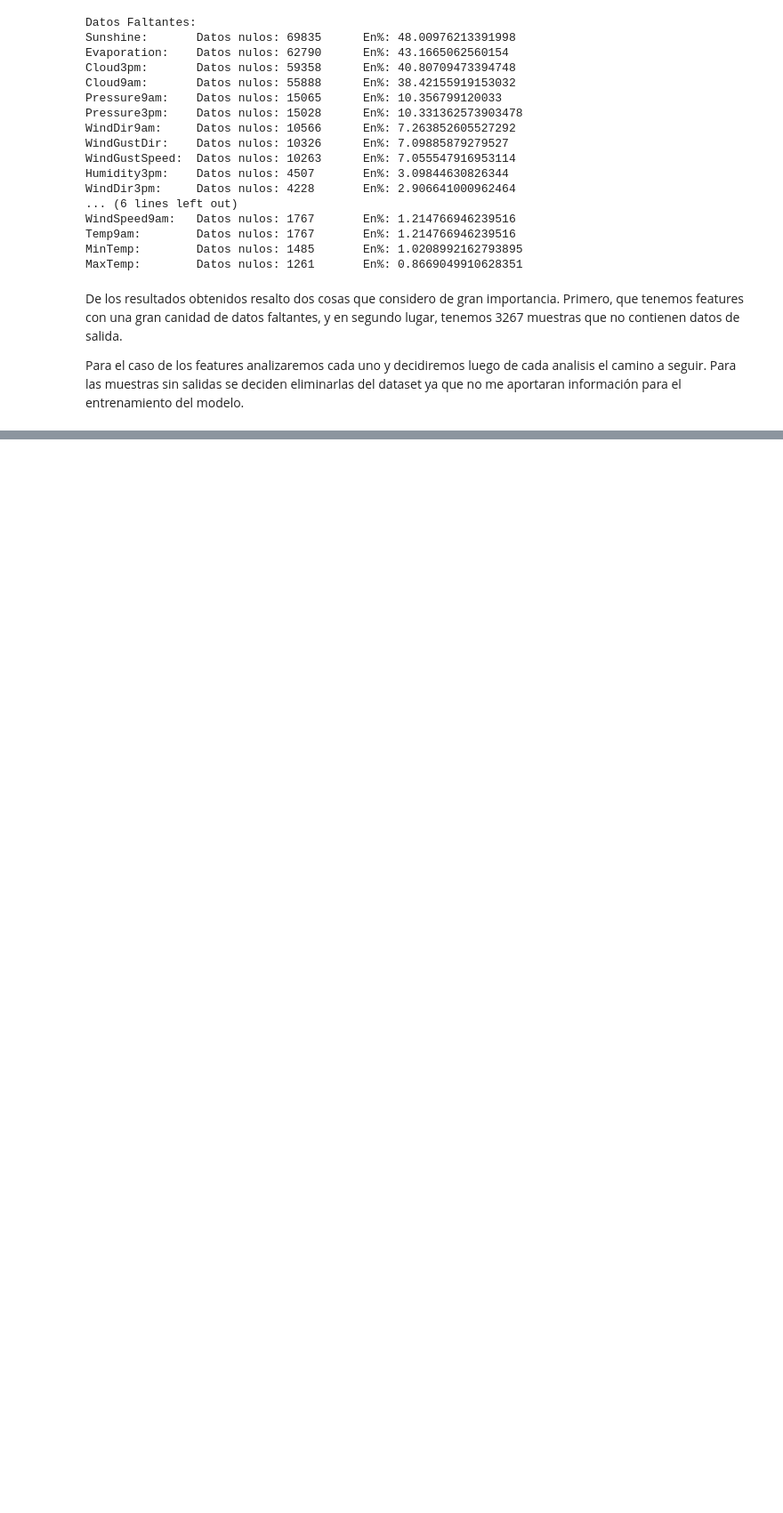
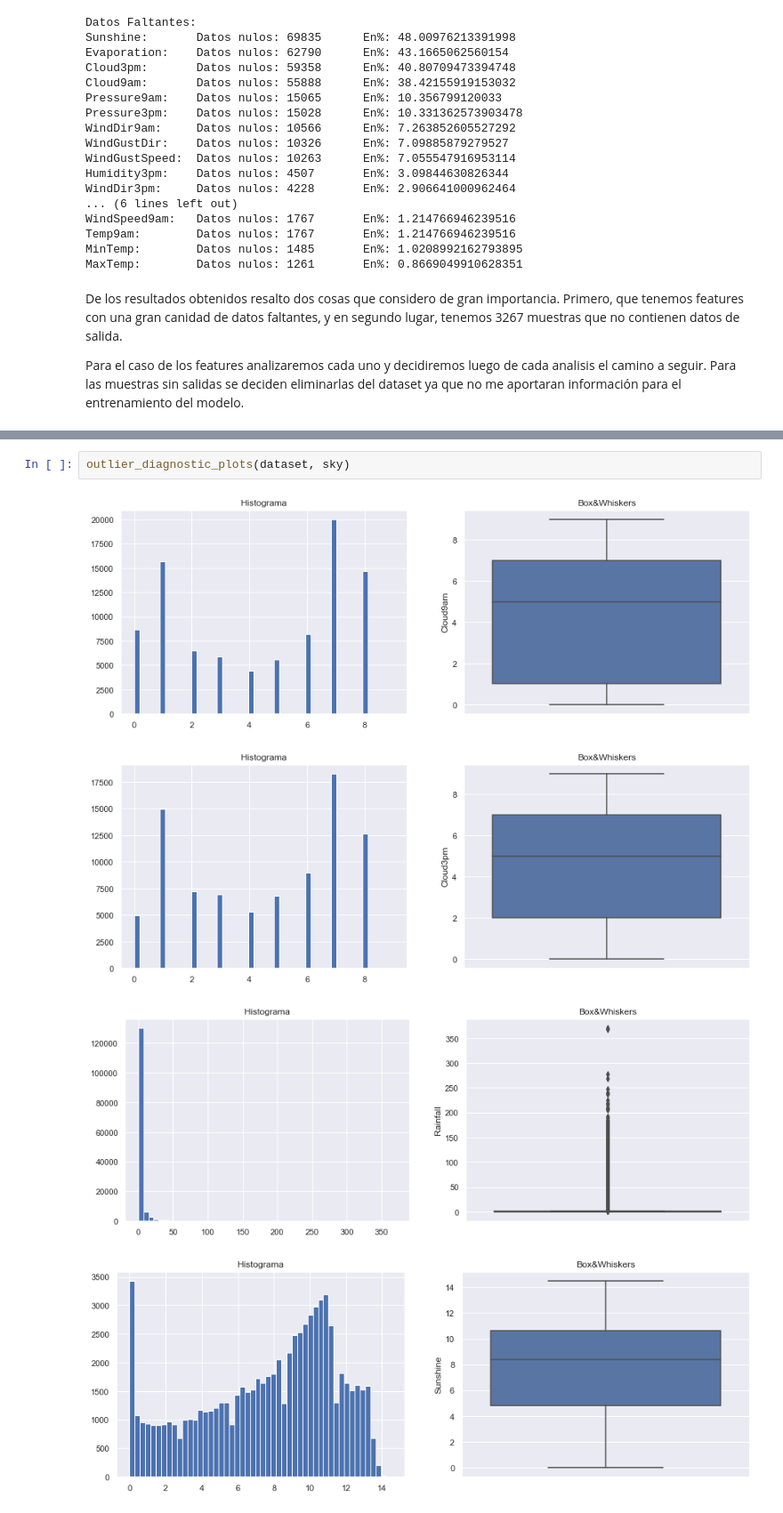
Before and after one commit to AguAcerbo/Carrera-de-Especializacion-en-IA, a Jupyter notebook: B2-Data_Analisis/Trabajo_Final/TP_Integrador_Análisis_de_datos.ipynb, the cells around one changed output, grey strips where cells are left out. Shown at 89% size. Drawn from its saved outputs; the diff is of its cells as text; blank space fills up the shorter version.

```diff
--- a/B2-Data_Analisis/Trabajo_Final/TP_Integrador_Análisis_de_datos.ipynb
+++ b/B2-Data_Analisis/Trabajo_Final/TP_Integrador_Análisis_de_datos.ipynb
@@ -266,0 +266,7 @@ display_dataset_distributions(dataset)
+# %%
+outlier_diagnostic_plots(dataset, sky)
+# %% [output]
+[figure, added]
+[figure, added]
+[figure, added]
+[figure, added]
```
Also changed, not shown: parts of 9 cells of this notebook, 1 other file.
